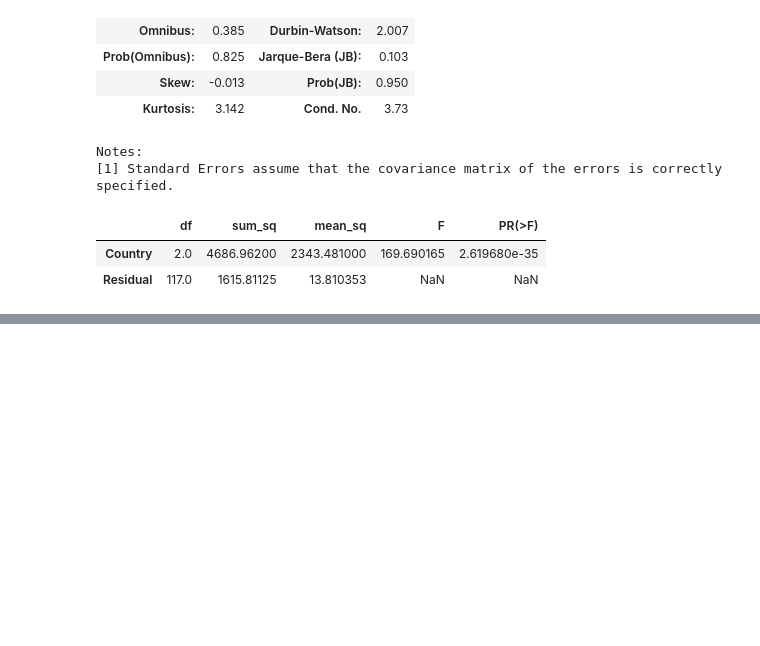
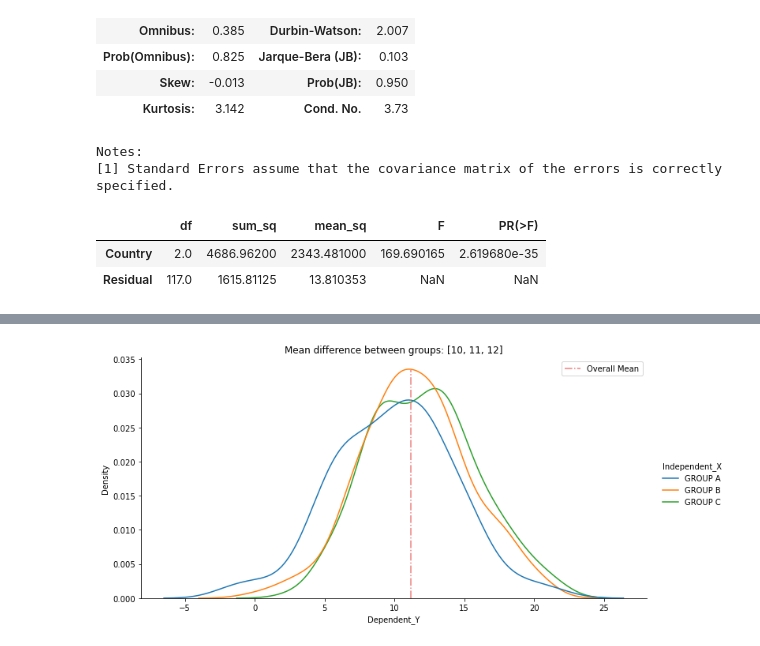
Before and after one commit to sezginisg/anova-example, a Jupyter notebook: Anova-Test-Example.ipynb, the cells around one changed output, grey strips where cells are left out. Saved outputs shown, nothing was run; the diff lists cells and outputs as text; code cells hidden in the pictures; blank space fills up the shorter version.

```diff
--- a/Anova-Test-Example.ipynb
+++ b/Anova-Test-Example.ipynb
@@ -221,0 +299,18 @@ sm.stats.anova_lm(anova, type=2)
+# %%
+def understand_anova(group_size,list_of_groups,list_of_means,std):
+    df = pd.DataFrame({'Independent_X':[],'Dependent_Y':[]})
+    for i in range(len(list_of_groups)):
+        x = np.random.normal(loc=list_of_means[i],scale=std,size=group_size)
+        list_x = []
+        for j in range(group_size): list_x.append(list_of_groups[i])
+        df_x = pd.DataFrame(data={'Independent_X':list_x,'Dependent_Y':list(map(lambda x: x.round(1), x))})
+        df = df.append(df_x,ignore_index=True)
+    return df,sns.displot(df,x='Dependent_Y',hue='Independent_X',kind='kde',height=5,aspect=2)
+# %%
+df_0, displot_ = understand_anova(200,['GROUP A','GROUP B','GROUP C'],[10,11,12],4)
+plt.title('Mean difference between groups: ' + str([10,11,12]))
+plt.axvline(x=df_0.Dependent_Y.mean(),ymax=0.95,color='lightcoral',linestyle='-.',label='Overall Mean')
+plt.legend()
+plt.show()
+# %% [output]
+[figure, added]
```
Also changed, not shown: parts of 16 cells of this notebook.
